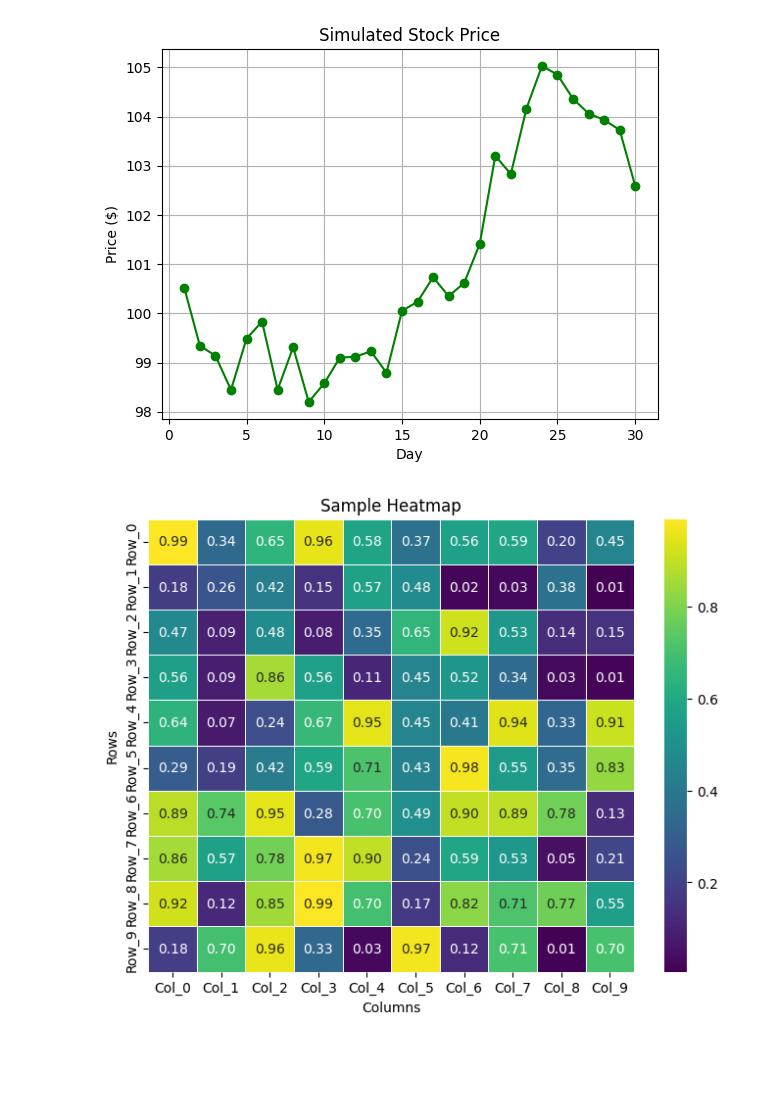
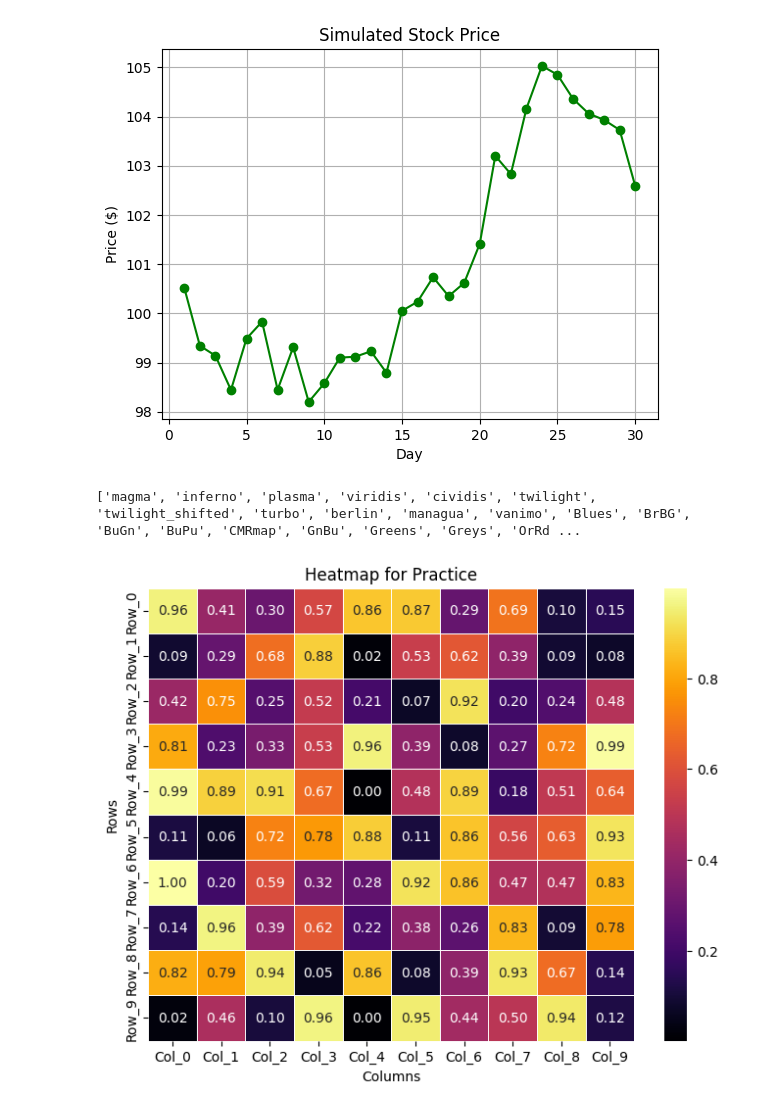
Before and after one commit to cmontg26/Data110, a Jupyter notebook: Practice_for_Candace.ipynb, the cells around one changed output. Drawn from its saved outputs; the diff is of its cells as text; code cells hidden in the pictures; blank space fills up the shorter version.

```diff
--- a/Practice_for_Candace.ipynb
+++ b/Practice_for_Candace.ipynb
@@ -16,35 +16,43 @@ plt.grid(True)
 plt.show()
 # %% [output]
 [figure]
+# %%
+import seaborn as sns
+import matplotlib.pyplot as plt
+
+# To see available colormaps in matplotlib (used by seaborn):
+print(plt.colormaps())
+# %% [output]
+['magma', 'inferno', 'plasma', 'viridis', 'cividis', 'twilight', 'twilight_shifted', 'turbo', 'berlin', 'managua', 'vanimo', 'Blues', 'BrBG', 'BuGn', 'BuPu', 'CMRmap', 'GnBu', 'Greens', 'Greys', 'OrRd ...
 # %%
 import seaborn as sns
 import matplotlib.pyplot as plt
 import pandas as pd
 import numpy as np
 
 # 1. Prepare your data
-# For demonstration, let's create a sample correlation matrix
+# For demonstration, Create a sample correlation matrix
 data = np.random.rand(10, 10) # Generate random data
 df = pd.DataFrame(data, columns=[f'Col_{i}' for i in range(10)],
                   index=[f'Row_{i}' for i in range(10)])
 
 # df = sns.load_dataset("flights").pivot_table(index="month", columns="year", values="passengers")
 # correlation_matrix = df.corr()
 
 # 2. Create the heatmap
 plt.figure(figsize=(8, 6)) # Adjust figure size as needed
-sns.heatmap(df, annot=True, cmap='viridis', fmt=".2f", linewidths=.5)
+sns.heatmap(df, annot=True, cmap='inferno', fmt=".2f", linewidths=.5)
 # - annot=True displays the data values on the heatmap
-# - cmap sets the color map (e.g., 'viridis', 'YlGnBu', 'coolwarm')
+# - cmap sets the color map
 # - fmt=".2f" formats the annotations to two decimal places
 # - linewidths adds lines between cells
 
-# 3. Add titles and labels (optional)
-plt.title('Sample Heatmap')
+# 3. Add titles and labels
+plt.title('Heatmap for Practice')
 plt.xlabel('Columns')
 plt.ylabel('Rows')
 
 # 4. Display the heatmap
 plt.show()
 # %% [output]
-[figure, old version]
+[figure, new version]
```
